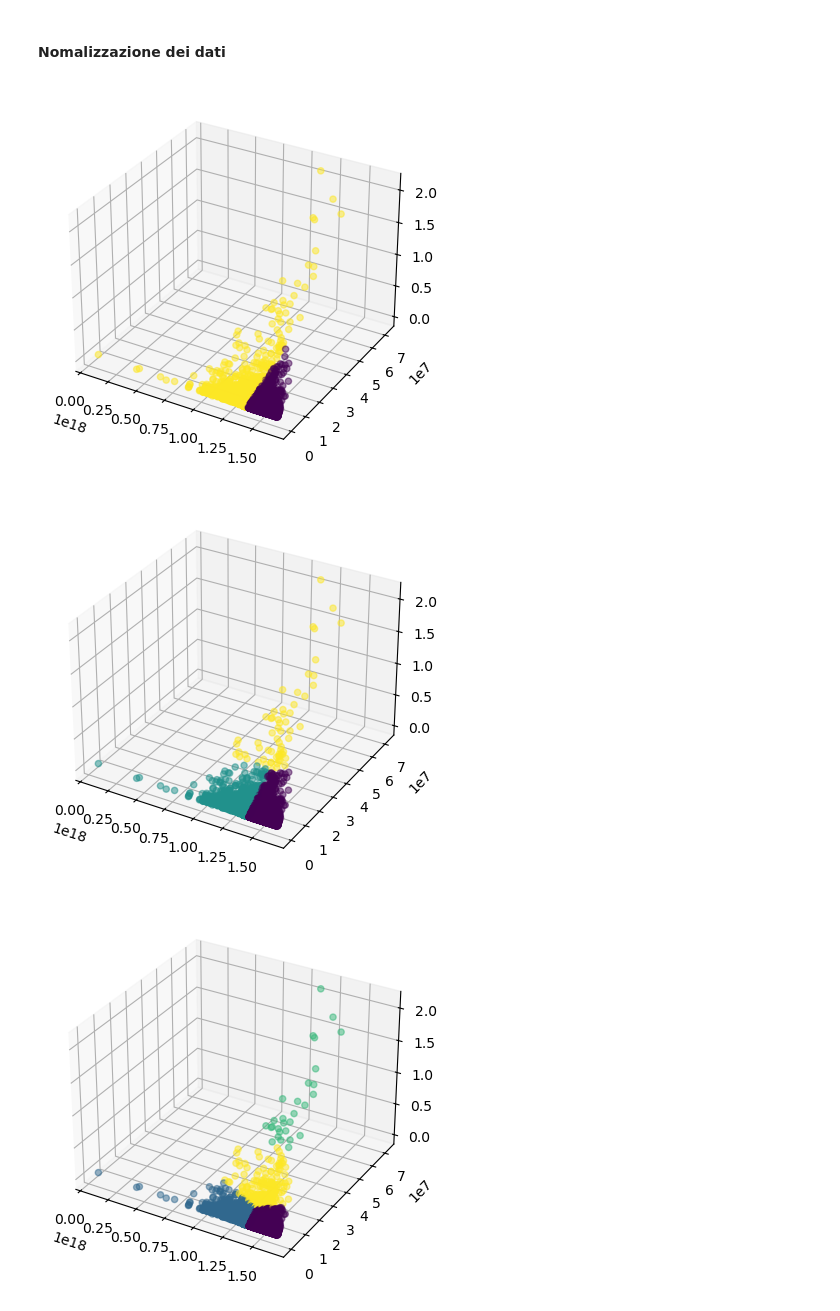
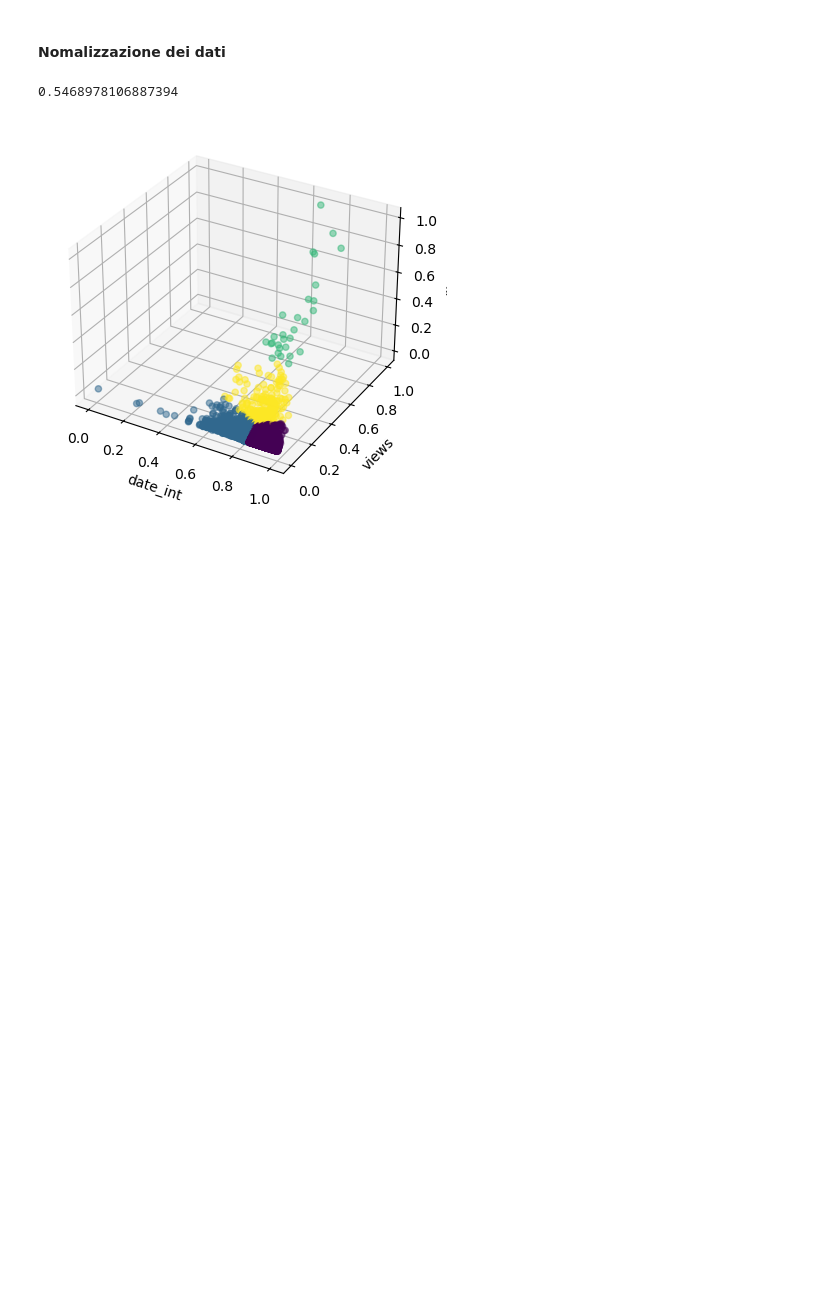
Before and after one commit to InKeaton/DataTed, a Jupyter notebook: data_ted_neo.ipynb, the cells around one changed output. Drawn from its saved outputs; the diff is of its cells as text; code cells hidden in the pictures; blank space fills up the shorter version.

```diff
--- a/data_ted_neo.ipynb
+++ b/data_ted_neo.ipynb
@@ -85,9 +85,13 @@ def cluster_df(df, x_label, y_label, z_label, n_cluster):
      kmeans = KMeans(n_clusters= n_cluster, random_state=0, n_init='auto')
      kmeans.fit(scaled_df)
      fig = plt.figure()
+
      ax = plt.axes(projection ='3d')
-     ax.scatter(tmp[x_label].values, tmp[y_label].values, tmp[z_label].values, c = kmeans.labels_, alpha=0.5)
-     #create_3d_plot_gif(ax, fig)
+     ax.set_xlabel(x_label)
+     ax.set_ylabel(y_label)
+     ax.set_zlabel(z_label)
+     ax.scatter(scaled_df[x_label].values, scaled_df[y_label].values, scaled_df[z_label].values, c = kmeans.labels_, alpha=0.5)
+     # create_3d_plot_gif(ax, fig)
      return silhouette_score(scaled_df, kmeans.labels_)
 # %%
 def create_3d_plot(xy_struct, z_struct, x_label, y_label, lin_reg, plt):
@@ -586,14 +590,14 @@ Score: 0.011730292928266994
 # %% [markdown]
 #### Nomalizzazione dei dati
 # %%
-daTed['date'] = daTed['date'].astype(int)
+daTed['date_int'] = daTed['date'].astype(int)
 
-arr_sil = [(cluster_df(daTed, 'date', 'views', 'likes', 4)) for k in range(2,10)]
+#arr_sil = [(cluster_df(daTed, 'date', 'views', 'likes', 4)) for k in range(2,10)]
+cluster_df(daTed, 'date_int', 'views', 'likes', 4)
 
-fig = plt.figure()
-plt.bar(range(2, 10), arr_sil)
-plt.show()
+# fig = plt.figure()
+# plt.bar(range(2, 10), arr_sil)
+# plt.show()
 # %% [output]
+0.5468978106887394
-[figure, old version]
+[figure, new version]
-[figure, removed]
-[figure, removed]
```
Also changed, not shown: parts of 4 cells of this notebook, 10 other files.
